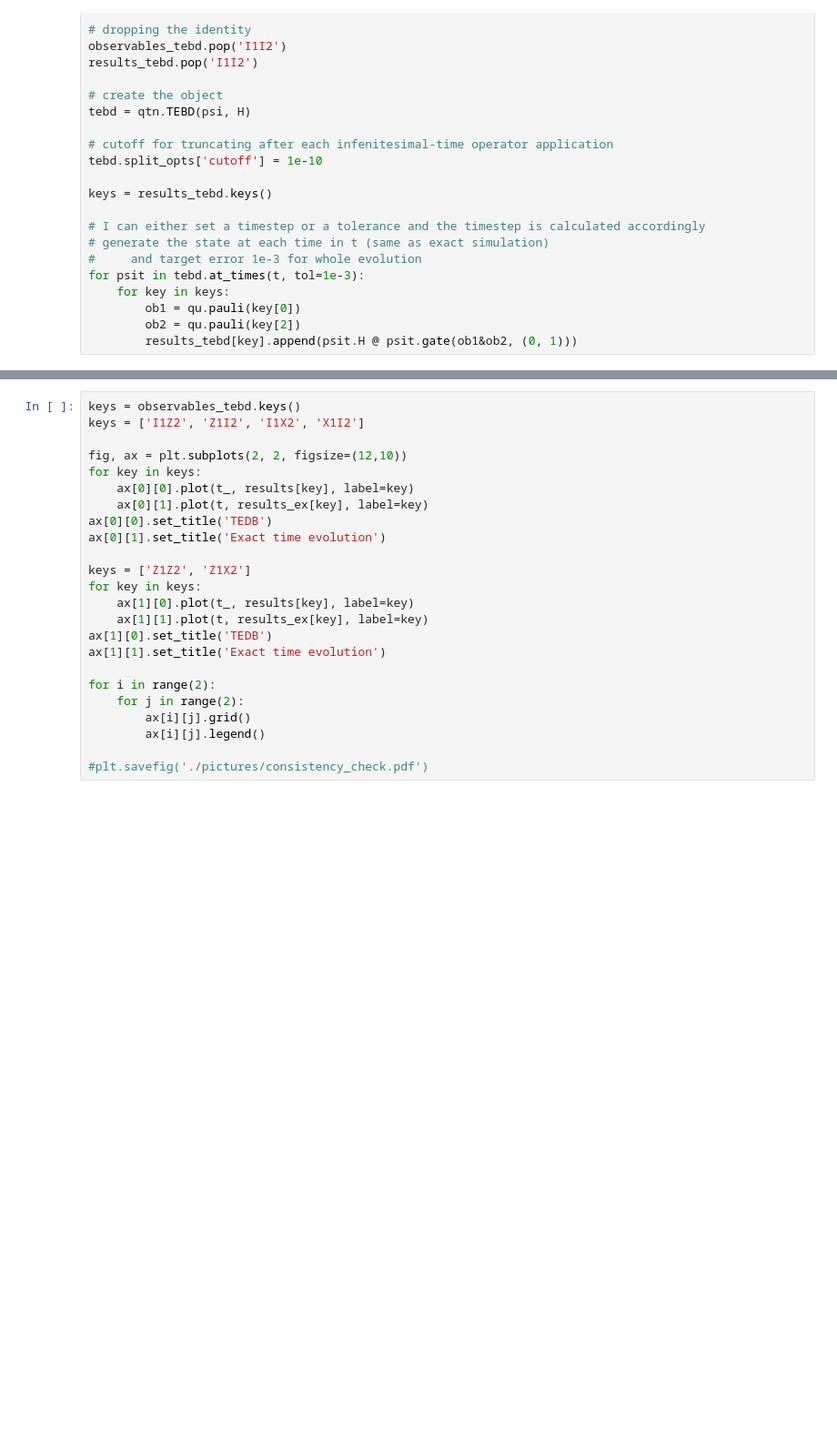
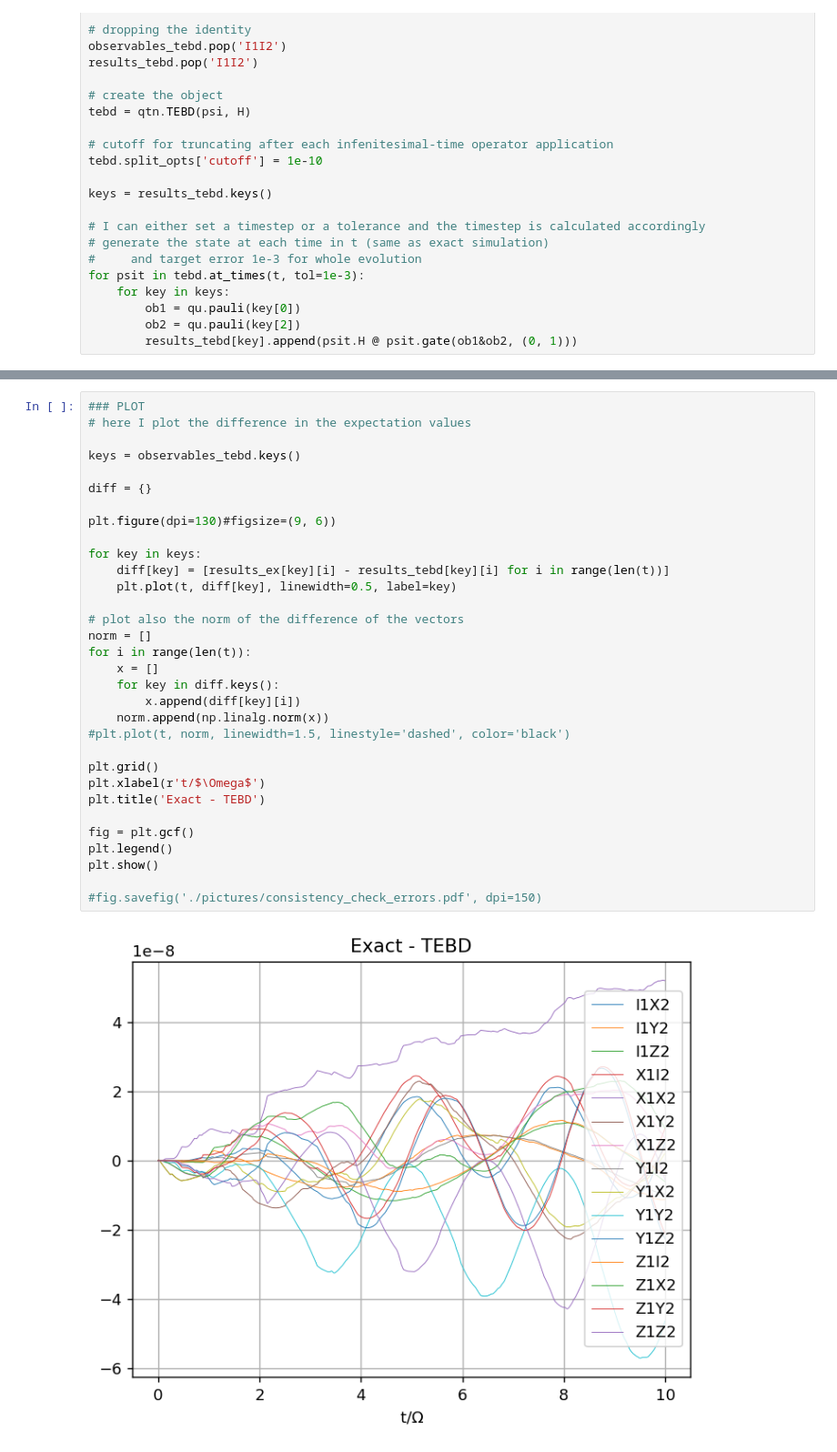
Before and after one commit to giovannicemin/master_thesis, a Jupyter notebook: consistency_checks/consistency_check.ipynb, the cells around one changed output, grey strips where cells are left out. Shown at 91% size. Cells and saved outputs as stored; diff of their text form; blank space fills up the shorter version.

```diff
--- a/consistency_checks/consistency_check.ipynb
+++ b/consistency_checks/consistency_check.ipynb
@@ -248,24 +247,34 @@ plt.show()
 # %%
+### PLOT
+# here I plot the difference in the expectation values
+
 keys = observables_tebd.keys()
-keys = ['I1Z2', 'Z1I2', 'I1X2', 'X1I2']
 
-fig, ax = plt.subplots(2, 2, figsize=(12,10))
+diff = {}
+
+plt.figure(dpi=130)#figsize=(9, 6))
+
 for key in keys:
-    ax[0][0].plot(t_, results[key], label=key)
-    ax[0][1].plot(t, results_ex[key], label=key)
-ax[0][0].set_title('TEDB')
-ax[0][1].set_title('Exact time evolution')
+    diff[key] = [results_ex[key][i] - results_tebd[key][i] for i in range(len(t))]
+    plt.plot(t, diff[key], linewidth=0.5, label=key)
 
-keys = ['Z1Z2', 'Z1X2']
-for key in keys:
-    ax[1][0].plot(t_, results[key], label=key)
-    ax[1][1].plot(t, results_ex[key], label=key)
-ax[1][0].set_title('TEDB')
-ax[1][1].set_title('Exact time evolution')
+# plot also the norm of the difference of the vectors
+norm = []
+for i in range(len(t)):
+    x = []
+    for key in diff.keys():
+        x.append(diff[key][i])
+    norm.append(np.linalg.norm(x))
+#plt.plot(t, norm, linewidth=1.5, linestyle='dashed', color='black')
 
-for i in range(2):
-    for j in range(2):
-        ax[i][j].grid()
-        ax[i][j].legend()
+plt.grid()
+plt.xlabel(r't/$\Omega$')
+plt.title('Exact - TEBD')
 
-#plt.savefig('./pictures/consistency_check.pdf')
+fig = plt.gcf()
+plt.legend()
+plt.show()
+
+#fig.savefig('./pictures/consistency_check_errors.pdf', dpi=150)
+# %% [output]
+[figure, added]
```
Also changed, not shown: parts of 4 cells of this notebook, 7 other files.
